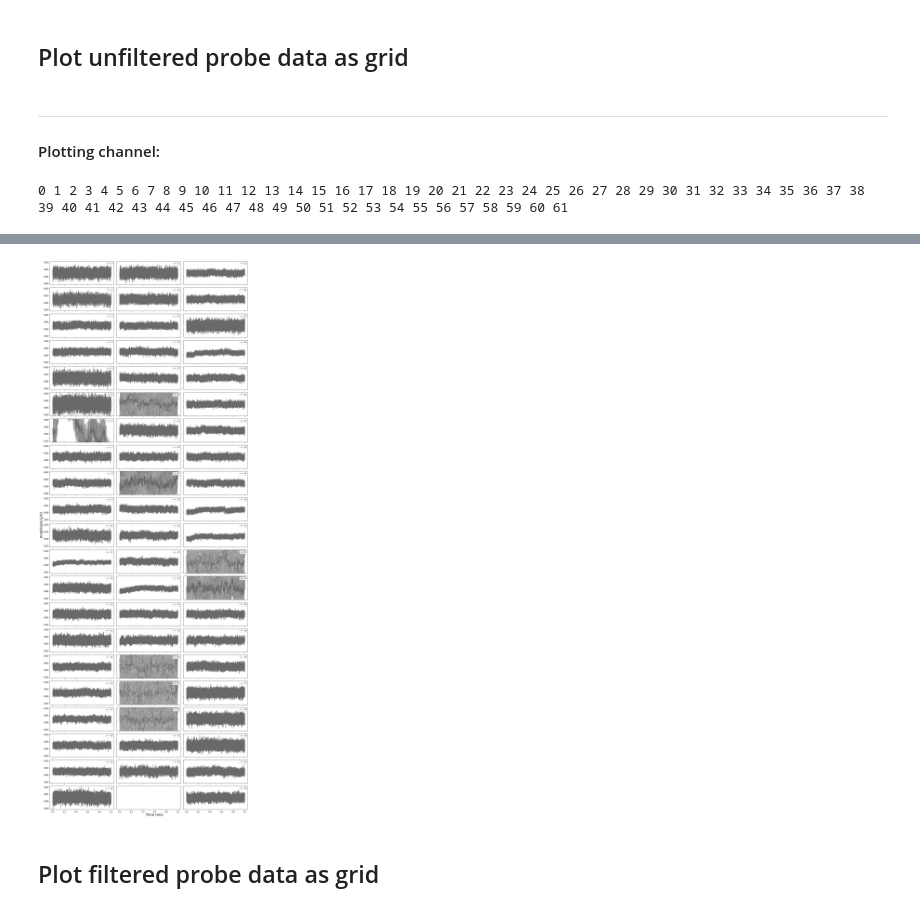
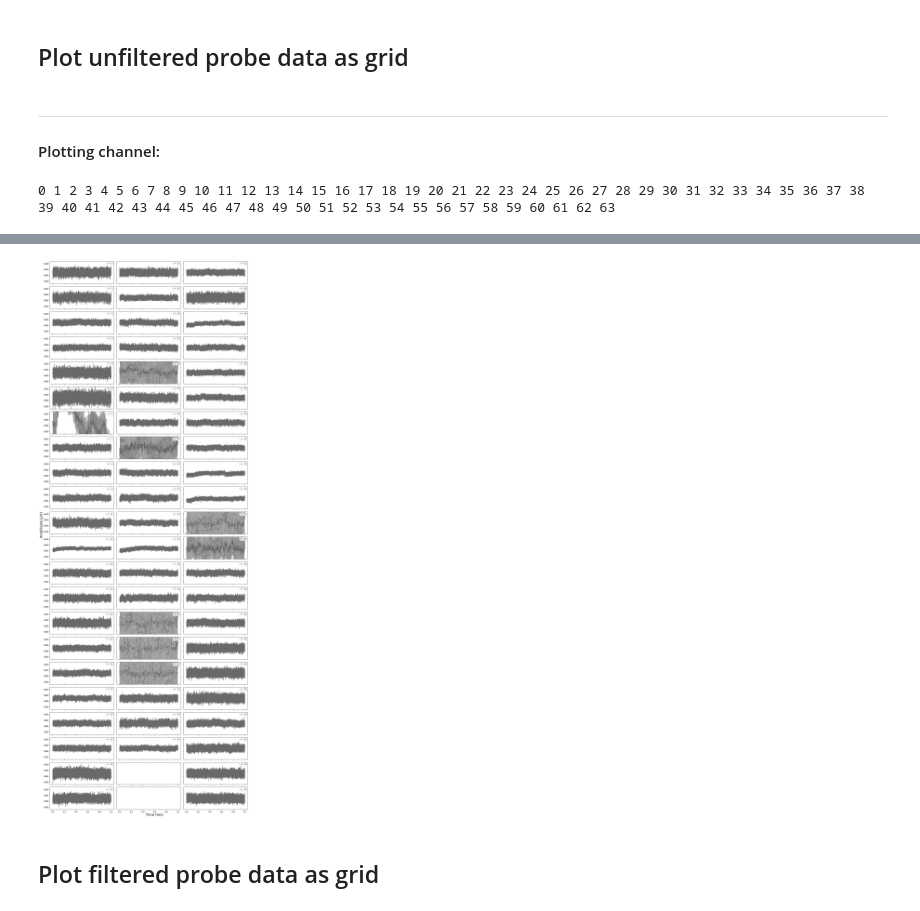
Before and after one commit to haleyspeed/willow, a Jupyter notebook: h5_probe.ipynb, the cells around one changed output, grey strips where cells are left out. Drawn from its saved outputs; the diff is of its cells as text; code cells hidden in the pictures.

```diff
--- a/h5_probe.ipynb
+++ b/h5_probe.ipynb
@@ -12,9 +10,9 @@
 impfile = 'impedance_20200403-111349.h5' # Impedance File
 basefile = 'experiment_C20200403-111923.h5' # Saline baseline file
 fs = 30000
-chan_range = [0,63]
+chan_range = [0,64]
 col_num = 3 # columns per shank
-row_num = [21,20,21] # rows per column (# values should == # columns)
+row_num = [22,20,22] # rows per column (# values should == # columns)
 # %% [markdown]
 ## Import Dependencies
 # %%
@@ -204,39 +207,39 @@ hf_probe.close()
 # %%
 def grid_plot_unfiltered(chans, start, end):
     display(HTML('<hr><h4>Plotting channel: '))
-    fig, ax = plt.subplots (21,3, figsize =(15,40), sharex = True, sharey = True)
+    fig, ax = plt.subplots (max(row_num),len(row_num), figsize =(15,40), sharex = True, sharey = True)
     j = 0
     ch_num = 0
     for j in range (0,col_num):
         i = 0
         for i in range (0,row_num[j]):
             print(ch_num, end = ' ')
             ax[i][j].plot(x_subs[start:end]/fs, subs[start:end,ch_num], color = 'dimgray',
                             label=str(ch_num)) # Filtered Signal
             handles, labels = ax[i][j].get_legend_handles_labels()
             ax[i][j].legend(handles, labels, loc = 'upper right', fontsize = 8, shadow = False)
             #y_lims = ax[i][j].get_ylim()
             #ax[i][j].set_ylim(y_lims[0] - abs(y_lims[0]) * 0.1, y_lims[1] + abs(y_lims[1]) * 0.1)
             ax[i][j].set_ylim(unfiltered_stats.means[ch_num] - unfiltered_stats.rngs[ch_num]*0.75,
                               unfiltered_stats.means[ch_num] + unfiltered_stats.rngs[ch_num]*0.75)
             #ax[i][j].set_title("Channel #" + str(chan) + ', Z = ' + str(round(imp[chan],2))  + r' M$\Omega$', fontsize = 20)
             #ax[i][j].tick_params (labelsize = 15)
             plt.tight_layout()
             ch_num = ch_num + 1
     fig.text(0.0, 0.5, r'Amplitude ($\mu$V)', ha='center', rotation='vertical', fontsize = 18)
     fig.text(0.5, 0.0, 'Time (ms)', va='center',  fontsize = 18)
-    plt.savefig (basefile.replace('.h5','_probe_unfiltered_' + str(chan_range[1]+1) + '.png'))
+    plt.savefig (basefile.replace('.h5','_probe_unfiltered_' + str(chan_range[1]) + '.png'))
     display(HTML('<hr>'))
 
 shank_num = 1
 win = [0,30000]
 chans = list(np.arange(0,shank_num*(col_num + sum(row_num))))
 grid_plot_unfiltered(chans, win[0], win[1])
 # %% [output]
 Plotting channel:
-0 1 2 3 4 5 6 7 8 9 10 11 12 13 14 15 16 17 18 19 20 21 22 23 24 25 26 27 28 29 30 31 32 33 34 35 36 37 38 39 40 41 42 43 44 45 46 47 48 49 50 51 52 53 54 55 56 57 58 59 60 61
+0 1 2 3 4 5 6 7 8 9 10 11 12 13 14 15 16 17 18 19 20 21 22 23 24 25 26 27 28 29 30 31 32 33 34 35 36 37 38 39 40 41 42 43 44 45 46 47 48 49 50 51 52 53 54 55 56 57 58 59 60 61 62 63
 [interactive output not drawn]
-[figure, old version]
+[figure, new version]
 # %% [markdown]
 ## Plot filtered probe data as grid
 # %%
```
Also changed, not shown: parts of 8 cells of this notebook.
